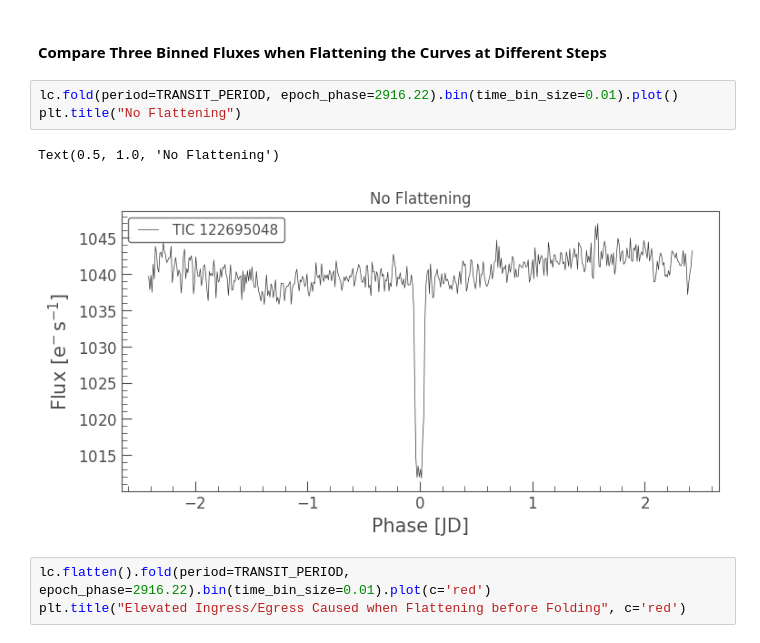
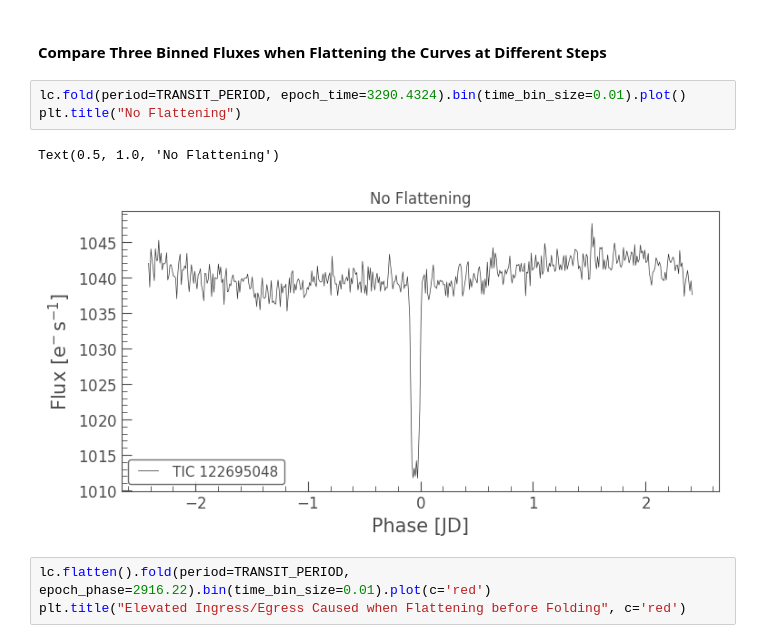
Before and after one commit to sophia268238/astronomy_ml, a Jupyter notebook: notebooks/TOI_3726.ipynb, the cells around one changed output. Saved outputs shown, nothing was run; the diff lists cells and outputs as text.

```diff
--- a/notebooks/TOI_3726.ipynb
+++ b/notebooks/TOI_3726.ipynb
@@ -274,11 +299,11 @@ lc = lc_pdcsap
 # %% [markdown]
 #### Compare Three Binned Fluxes when Flattening the Curves at Different Steps
 # %%
-lc.fold(period=TRANSIT_PERIOD, epoch_phase=2916.22).bin(time_bin_size=0.01).plot()
+lc.fold(period=TRANSIT_PERIOD, epoch_time=3290.4324).bin(time_bin_size=0.01).plot()
 plt.title("No Flattening")
 # %% [output]
 Text(0.5, 1.0, 'No Flattening')
-[figure, old version]
+[figure, new version]
 # %%
 lc.flatten().fold(period=TRANSIT_PERIOD, epoch_phase=2916.22).bin(time_bin_size=0.01).plot(c='red')
 plt.title("Elevated Ingress/Egress Caused when Flattening before Folding", c='red')
```
Also changed, not shown: parts of 8 cells of this notebook, 2 other files.
